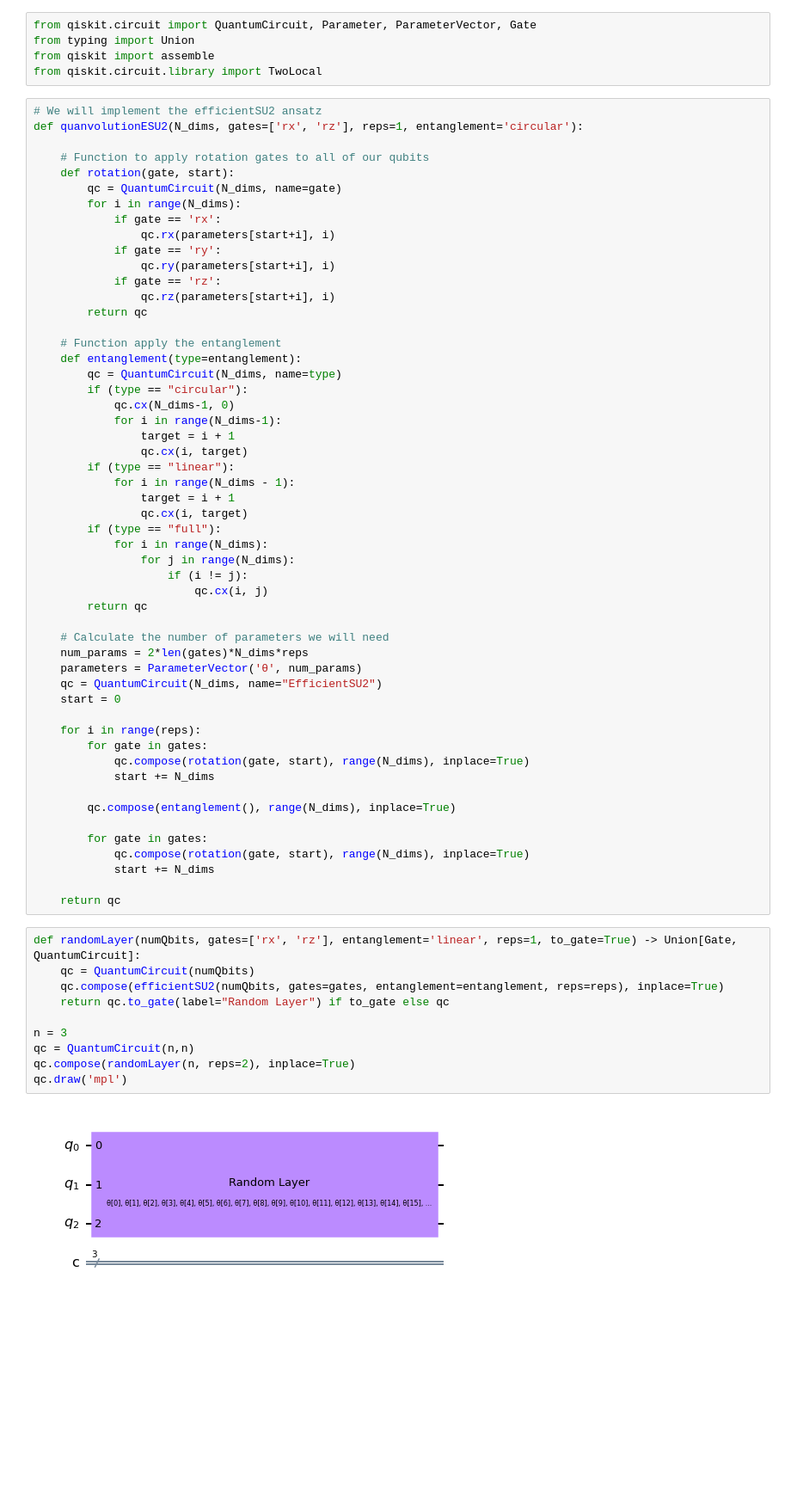
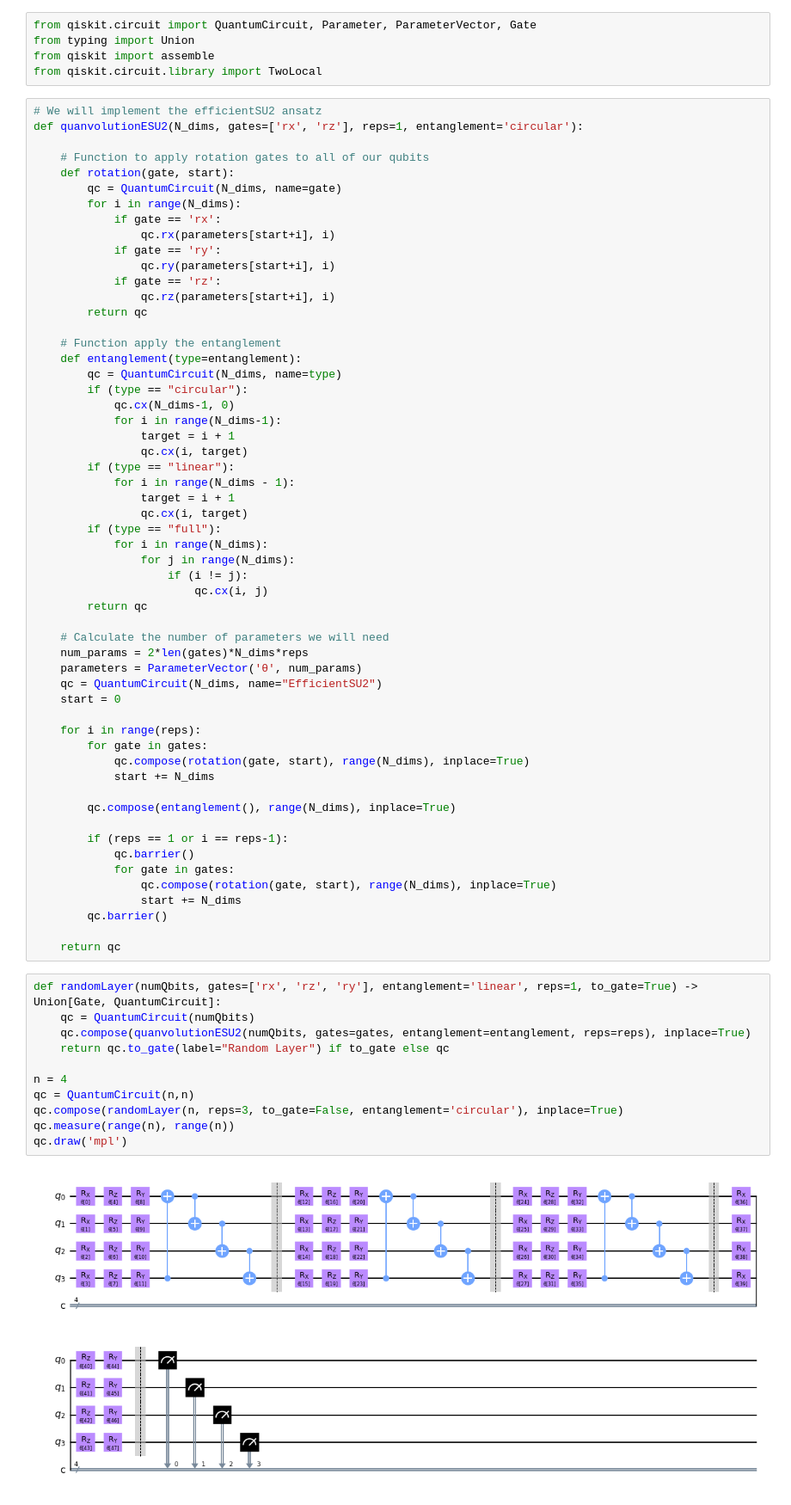
Before and after one commit to mattwright99/QMIND-VQC, a Jupyter notebook: src/RandomCircuit/quanvolutionalRandomCircuit.ipynb, the cells around one changed output. Shown at 86% size. Saved outputs shown, nothing was run; the diff lists cells and outputs as text; blank space fills up the shorter version.

Commit message:
Editted Quanvolutional random layer

```diff
--- a/src/RandomCircuit/quanvolutionalRandomCircuit.ipynb
+++ b/src/RandomCircuit/quanvolutionalRandomCircuit.ipynb
@@ -51,20 +51,24 @@ def quanvolutionESU2(N_dims, gates=['rx', 'rz'], reps=1, entanglement='circular'
 
         qc.compose(entanglement(), range(N_dims), inplace=True)
 
-        for gate in gates:
-            qc.compose(rotation(gate, start), range(N_dims), inplace=True)
-            start += N_dims
+        if (reps == 1 or i == reps-1):
+            qc.barrier()
+            for gate in gates:
+                qc.compose(rotation(gate, start), range(N_dims), inplace=True)
+                start += N_dims
+        qc.barrier()
 
     return qc
 # %%
-def randomLayer(numQbits, gates=['rx', 'rz'], entanglement='linear', reps=1, to_gate=True) -> Union[Gate, QuantumCircuit]:
+def randomLayer(numQbits, gates=['rx', 'rz', 'ry'], entanglement='linear', reps=1, to_gate=True) -> Union[Gate, QuantumCircuit]:
     qc = QuantumCircuit(numQbits)
-    qc.compose(efficientSU2(numQbits, gates=gates, entanglement=entanglement, reps=reps), inplace=True)
+    qc.compose(quanvolutionESU2(numQbits, gates=gates, entanglement=entanglement, reps=reps), inplace=True)
     return qc.to_gate(label="Random Layer") if to_gate else qc
 
-n = 3
+n = 4
 qc = QuantumCircuit(n,n)
-qc.compose(randomLayer(n, reps=2), inplace=True)
+qc.compose(randomLayer(n, reps=3, to_gate=False, entanglement='circular'), inplace=True)
+qc.measure(range(n), range(n))
 qc.draw('mpl')
 # %% [output]
-[figure, old version]
+[figure, new version]
```
